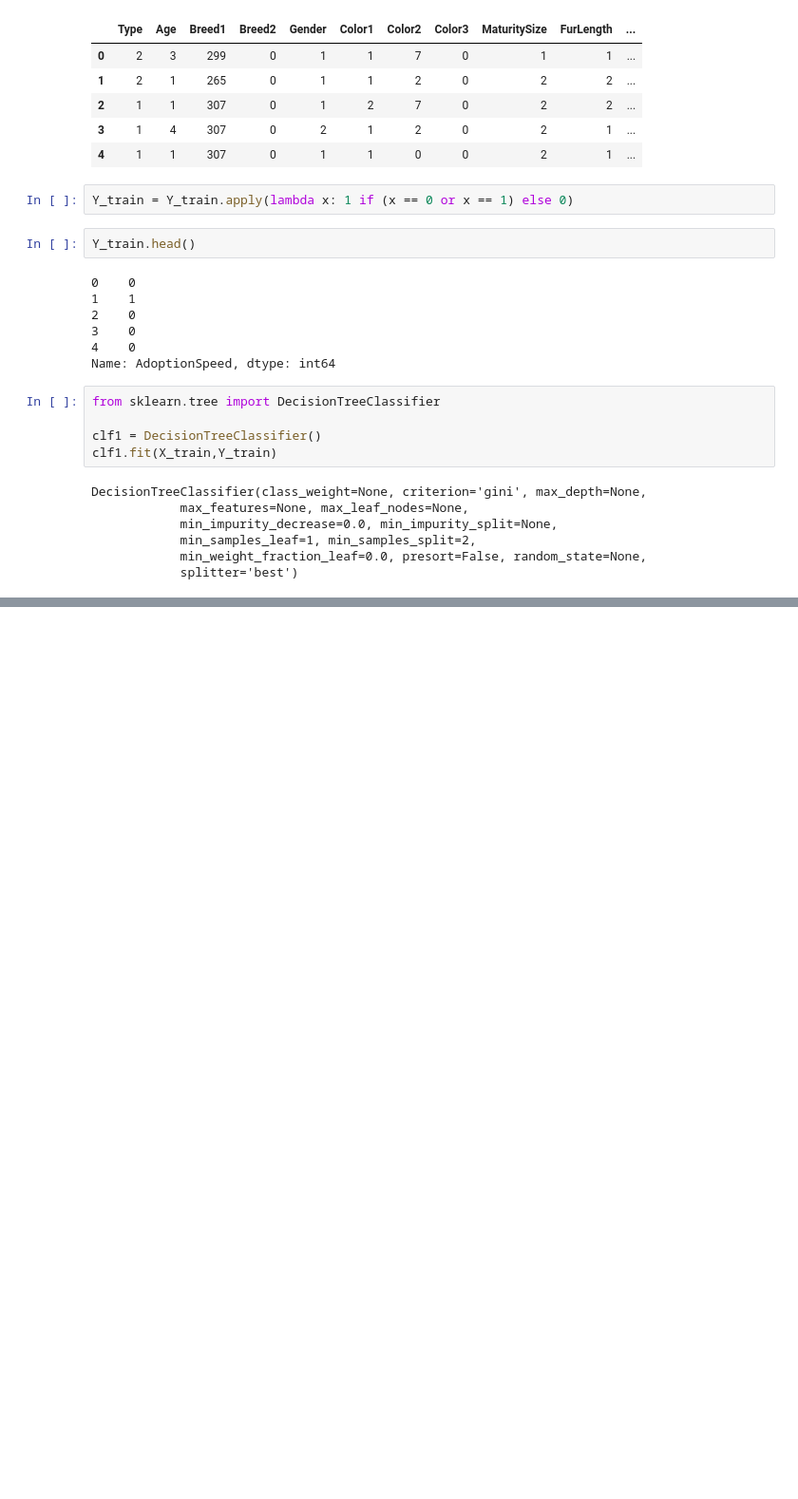
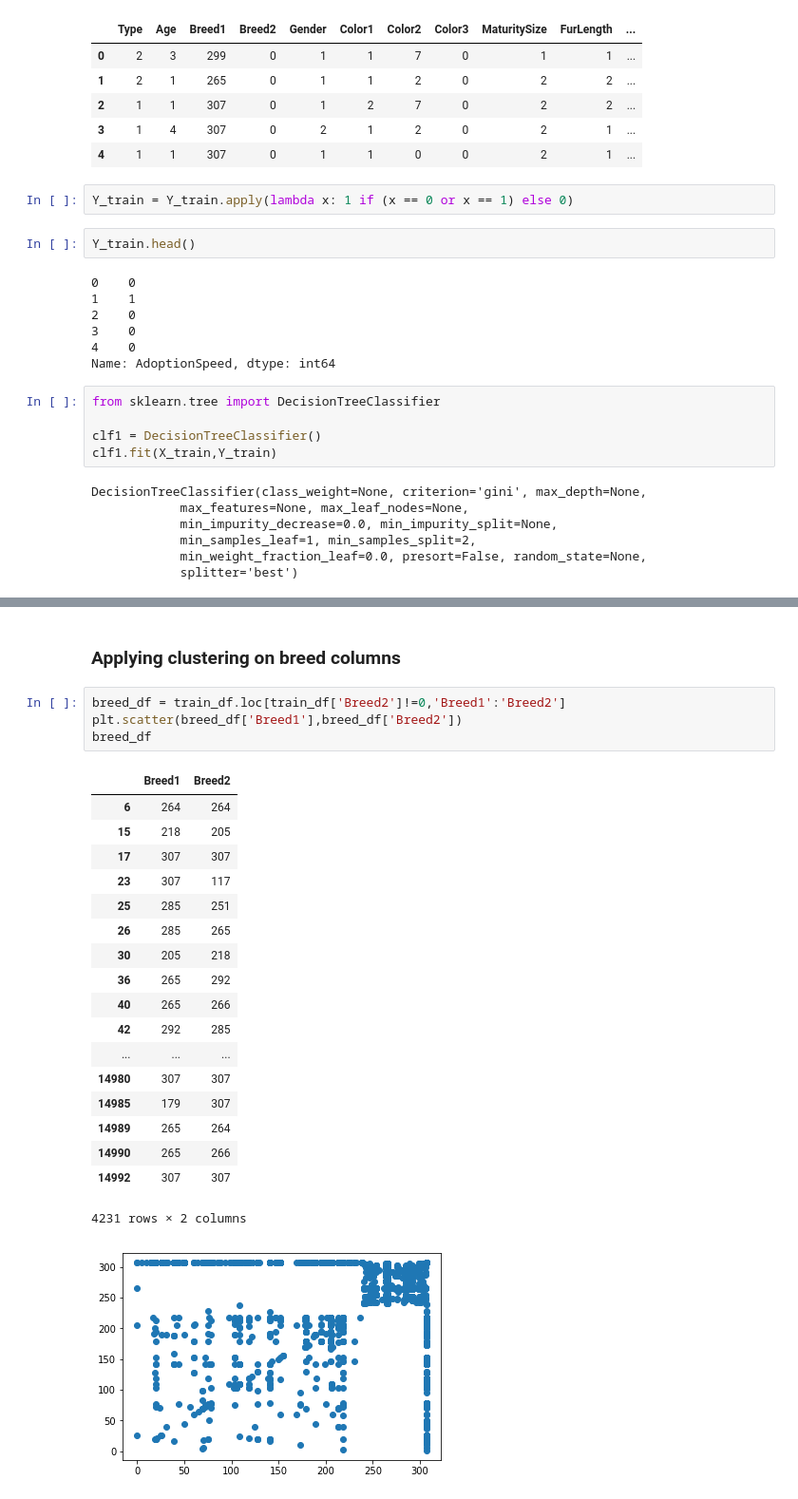
Before and after one commit to atal5/PetfinderDM, a Jupyter notebook: PetFinderV1.ipynb, the cells around one changed output, grey strips where cells are left out. Shown at 95% size. Drawn from its saved outputs; the diff is of its cells as text; blank space fills up the shorter version.

```diff
--- a/PetFinderV1.ipynb
+++ b/PetFinderV1.ipynb
@@ -498,0 +528,26 @@ plt.show()
+# %% [markdown]
+### Applying clustering on breed columns
+# %%
+breed_df = train_df.loc[train_df['Breed2']!=0,'Breed1':'Breed2']
+plt.scatter(breed_df['Breed1'],breed_df['Breed2'])
+breed_df
+# %% [output]
+|  | Breed1 | Breed2 |
+| 6 | 264 | 264 |
+| 15 | 218 | 205 |
+| 17 | 307 | 307 |
+| 23 | 307 | 117 |
+| 25 | 285 | 251 |
+| 26 | 285 | 265 |
+| 30 | 205 | 218 |
+| 36 | 265 | 292 |
+| 40 | 265 | 266 |
+| 42 | 292 | 285 |
+| ... | ... | ... |
+| 14980 | 307 | 307 |
+| 14985 | 179 | 307 |
+| 14989 | 265 | 264 |
+| 14990 | 265 | 266 |
+| 14992 | 307 | 307 |
+4231 rows × 2 columns
+[figure, added]
```
Also changed, not shown: parts of 6 cells of this notebook, 1 other file.
